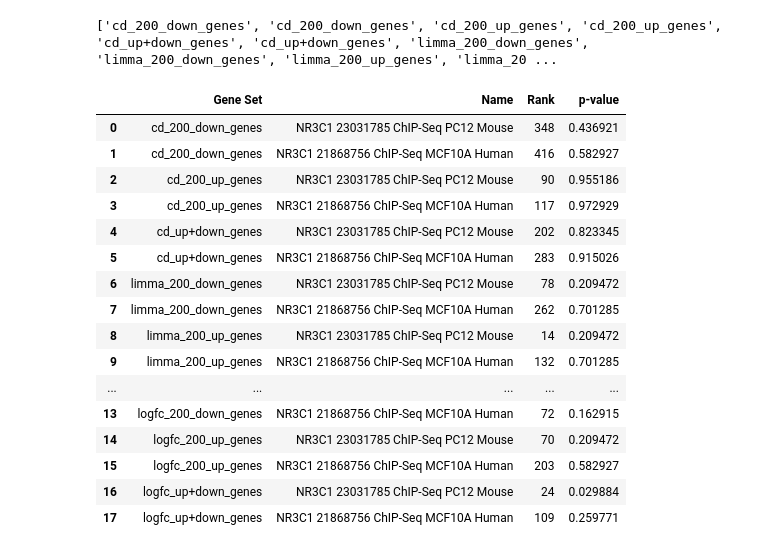
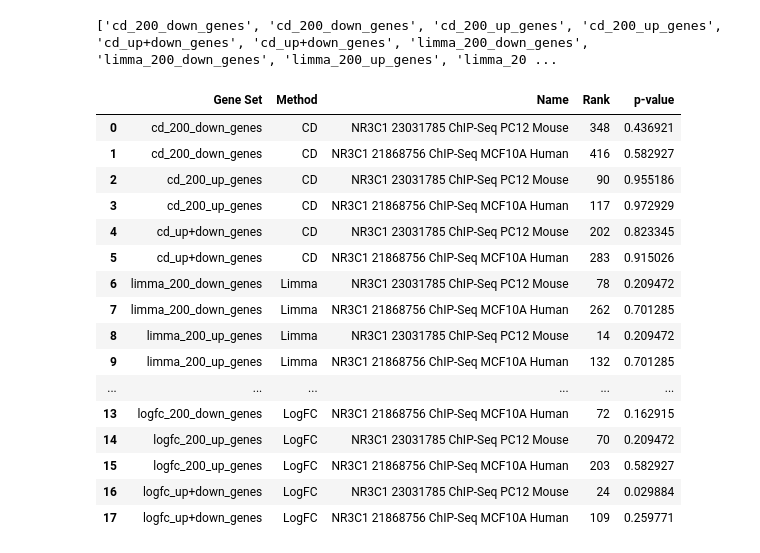
Before and after one commit to MaayanLab/dex-benchmark, a Jupyter notebook: NR3C1_ranks/NR3C1_ranks_with_enrichr_API.ipynb, the cells around one changed output. Drawn from its saved outputs; the diff is of its cells as text; code cells hidden in the pictures.

```diff
--- a/NR3C1_ranks/NR3C1_ranks_with_enrichr_API.ipynb
+++ b/NR3C1_ranks/NR3C1_ranks_with_enrichr_API.ipynb
@@ -20,6 +21,9 @@ gene_files
  'logfc_200_down_genes.txt',
  'logfc_200_up_genes.txt',
  'logfc_up+down_genes.txt']
+# %%
+# List with DEG methods in order of the text files
+types = ['CD', 'CD', 'CD', 'Limma', 'Limma', 'Limma', 'LogFC', 'LogFC', 'LogFC']
 # %%
 # Read genes from files
 gene_lists = []
@@ -137,6 +141,7 @@ gene_set = []
 names = []
 ranks = []
 p_val = []
+methods = []
 
 for i in range(len(results)):
 
@@ -147,31 +152,32 @@ for i in range(len(results)):
             ranks.append(results[i][0][0][j])
             p_val.append(results[i][2][0][j])
             gene_set.append(gene_files[i].strip(".txt"))
+            methods.append(types[i])
 
-print(gene_set, names, ranks, p_val)
+print(gene_set, methods, names, ranks, p_val)
 # %% [output]
 ['cd_200_down_genes', 'cd_200_down_genes', 'cd_200_up_genes', 'cd_200_up_genes', 'cd_up+down_genes', 'cd_up+down_genes', 'limma_200_down_genes', 'limma_200_down_genes', 'limma_200_up_genes', 'limma_20 ...
 # %%
 # Display NR3C1 results for each file
 
-df = pd.DataFrame(list(zip(gene_set, names, ranks, p_val)),
-                 columns = ['Gene Set', 'Name','Rank','p-value'])
+df = pd.DataFrame(list(zip(gene_set, methods, names, ranks, p_val)),
+                 columns = ['Gene Set', 'Method', 'Name','Rank','p-value'])
 df
 # %% [output]
-|  | Gene Set | Name | Rank | p-value |
-| 0 | cd_200_down_genes | NR3C1 23031785 ChIP-Seq PC12 Mouse | 348 | 0.436921 |
-| 1 | cd_200_down_genes | NR3C1 21868756 ChIP-Seq MCF10A Human | 416 | 0.582927 |
-| 2 | cd_200_up_genes | NR3C1 23031785 ChIP-Seq PC12 Mouse | 90 | 0.955186 |
-| 3 | cd_200_up_genes | NR3C1 21868756 ChIP-Seq MCF10A Human | 117 | 0.972929 |
-| 4 | cd_up+down_genes | NR3C1 23031785 ChIP-Seq PC12 Mouse | 202 | 0.823345 |
-| 5 | cd_up+down_genes | NR3C1 21868756 ChIP-Seq MCF10A Human | 283 | 0.915026 |
-| 6 | limma_200_down_genes | NR3C1 23031785 ChIP-Seq PC12 Mouse | 78 | 0.209472 |
-| 7 | limma_200_down_genes | NR3C1 21868756 ChIP-Seq MCF10A Human | 262 | 0.701285 |
-| 8 | limma_200_up_genes | NR3C1 23031785 ChIP-Seq PC12 Mouse | 14 | 0.209472 |
-| 9 | limma_200_up_genes | NR3C1 21868756 ChIP-Seq MCF10A Human | 132 | 0.701285 |
-| ... | ... | ... | ... | ... |
-| 13 | logfc_200_down_genes | NR3C1 21868756 ChIP-Seq MCF10A Human | 72 | 0.162915 |
-| 14 | logfc_200_up_genes | NR3C1 23031785 ChIP-Seq PC12 Mouse | 70 | 0.209472 |
-| 15 | logfc_200_up_genes | NR3C1 21868756 ChIP-Seq MCF10A Human | 203 | 0.582927 |
-| 16 | logfc_up+down_genes | NR3C1 23031785 ChIP-Seq PC12 Mouse | 24 | 0.029884 |
-| 17 | logfc_up+down_genes | NR3C1 21868756 ChIP-Seq MCF10A Human | 109 | 0.259771 |
+|  | Gene Set | Method | Name | Rank | p-value |
+| 0 | cd_200_down_genes | CD | NR3C1 23031785 ChIP-Seq PC12 Mouse | 348 | 0.436921 |
+| 1 | cd_200_down_genes | CD | NR3C1 21868756 ChIP-Seq MCF10A Human | 416 | 0.582927 |
+| 2 | cd_200_up_genes | CD | NR3C1 23031785 ChIP-Seq PC12 Mouse | 90 | 0.955186 |
+| 3 | cd_200_up_genes | CD | NR3C1 21868756 ChIP-Seq MCF10A Human | 117 | 0.972929 |
+| 4 | cd_up+down_genes | CD | NR3C1 23031785 ChIP-Seq PC12 Mouse | 202 | 0.823345 |
+| 5 | cd_up+down_genes | CD | NR3C1 21868756 ChIP-Seq MCF10A Human | 283 | 0.915026 |
+| 6 | limma_200_down_genes | Limma | NR3C1 23031785 ChIP-Seq PC12 Mouse | 78 | 0.209472 |
+| 7 | limma_200_down_genes | Limma | NR3C1 21868756 ChIP-Seq MCF10A Human | 262 | 0.701285 |
+| 8 | limma_200_up_genes | Limma | NR3C1 23031785 ChIP-Seq PC12 Mouse | 14 | 0.209472 |
+| 9 | limma_200_up_genes | Limma | NR3C1 21868756 ChIP-Seq MCF10A Human | 132 | 0.701285 |
+| ... | ... | ... | ... | ... | ... |
+| 13 | logfc_200_down_genes | LogFC | NR3C1 21868756 ChIP-Seq MCF10A Human | 72 | 0.162915 |
+| 14 | logfc_200_up_genes | LogFC | NR3C1 23031785 ChIP-Seq PC12 Mouse | 70 | 0.209472 |
+| 15 | logfc_200_up_genes | LogFC | NR3C1 21868756 ChIP-Seq MCF10A Human | 203 | 0.582927 |
+| 16 | logfc_up+down_genes | LogFC | NR3C1 23031785 ChIP-Seq PC12 Mouse | 24 | 0.029884 |
+| 17 | logfc_up+down_genes | LogFC | NR3C1 21868756 ChIP-Seq MCF10A Human | 109 | 0.259771 |
```
Also changed, not shown: parts of 3 cells of this notebook.
